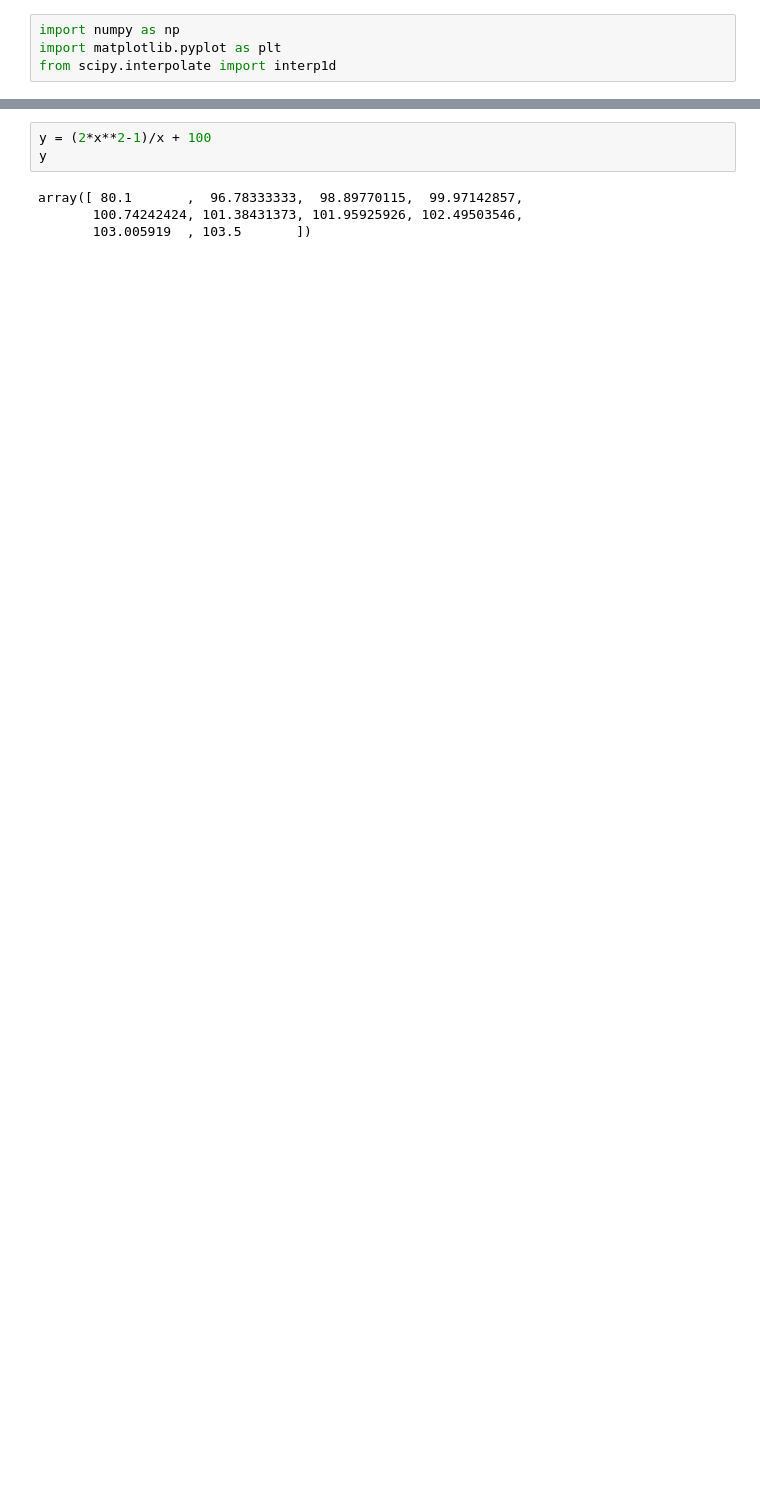
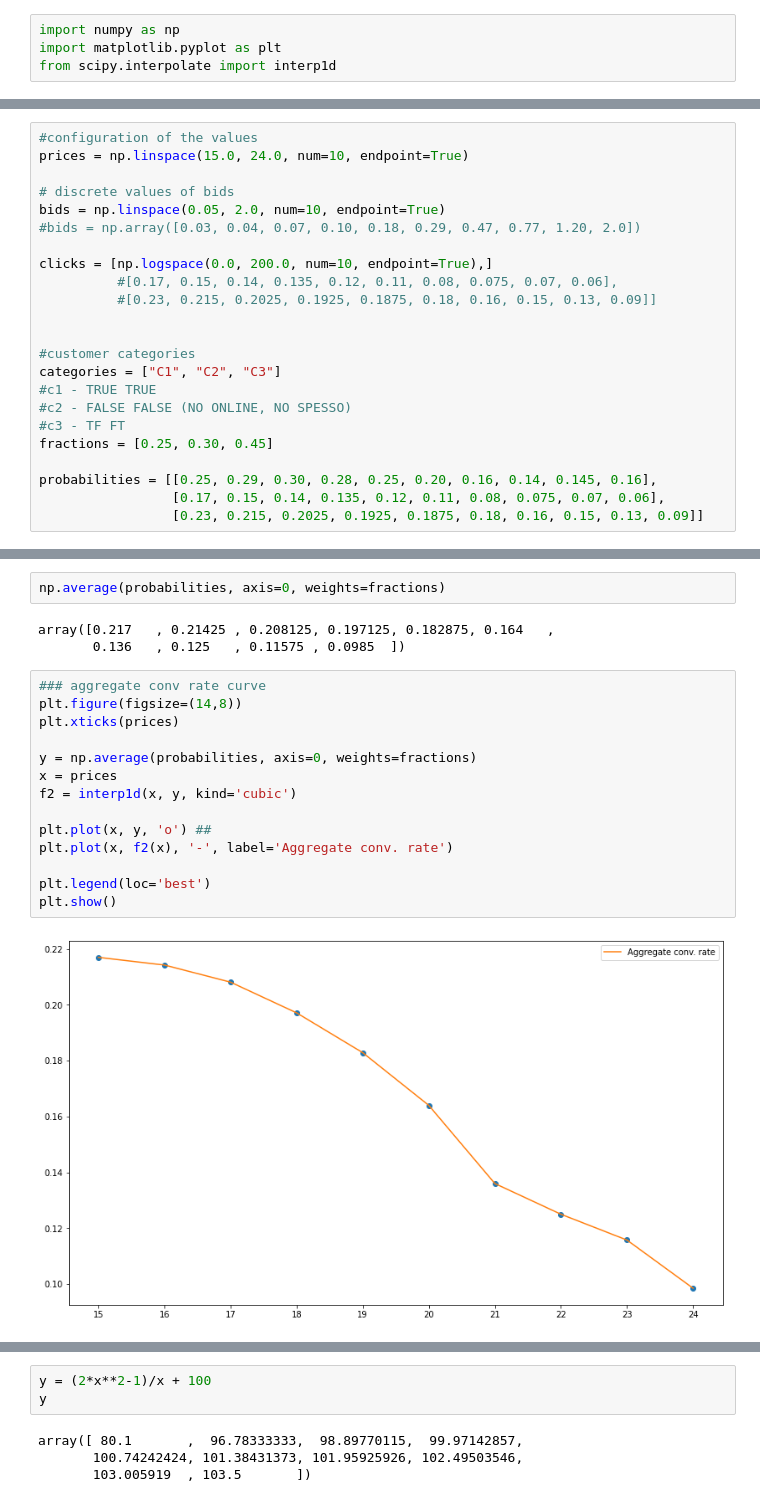
Before and after one commit to fcolombo7/DataIntelligenceApplications, a Jupyter notebook: data_generators/test.ipynb, the cells around one changed output, grey strips where cells are left out. Saved outputs shown, nothing was run; the diff lists cells and outputs as text; blank space fills up the shorter version.

```diff
--- a/data_generators/test.ipynb
+++ b/data_generators/test.ipynb
@@ -60 +5,24 @@ plt.show()
+# %%
+#configuration of the values
+prices = np.linspace(15.0, 24.0, num=10, endpoint=True)
+
+# discrete values of bids
+bids = np.linspace(0.05, 2.0, num=10, endpoint=True)
+#bids = np.array([0.03, 0.04, 0.07, 0.10, 0.18, 0.29, 0.47, 0.77, 1.20, 2.0])
+
+clicks = [np.logspace(0.0, 200.0, num=10, endpoint=True),]
+          #[0.17, 0.15, 0.14, 0.135, 0.12, 0.11, 0.08, 0.075, 0.07, 0.06],
+          #[0.23, 0.215, 0.2025, 0.1925, 0.1875, 0.18, 0.16, 0.15, 0.13, 0.09]]
+
+
+#customer categories
+categories = ["C1", "C2", "C3"]
+#c1 - TRUE TRUE
+#c2 - FALSE FALSE (NO ONLINE, NO SPESSO)
+#c3 - TF FT
+fractions = [0.25, 0.30, 0.45]
+
+probabilities = [[0.25, 0.29, 0.30, 0.28, 0.25, 0.20, 0.16, 0.14, 0.145, 0.16],
+                 [0.17, 0.15, 0.14, 0.135, 0.12, 0.11, 0.08, 0.075, 0.07, 0.06],
+                 [0.23, 0.215, 0.2025, 0.1925, 0.1875, 0.18, 0.16, 0.15, 0.13, 0.09]]
 # %%
@@ -90 +44,22 @@ plt.show()
+# %%
+np.average(probabilities, axis=0, weights=fractions)
+# %% [output]
+array([0.217   , 0.21425 , 0.208125, 0.197125, 0.182875, 0.164   ,
+       0.136   , 0.125   , 0.11575 , 0.0985  ])
+# %%
+### aggregate conv rate curve
+plt.figure(figsize=(14,8))
+plt.xticks(prices)
+
+y = np.average(probabilities, axis=0, weights=fractions)
+x = prices
+f2 = interp1d(x, y, kind='cubic')
+
+plt.plot(x, y, 'o') ##
+plt.plot(x, f2(x), '-', label='Aggregate conv. rate')
+
+plt.legend(loc='best')
+plt.show()
+# %% [output]
+[figure, added]
 # %%
```
Also changed, not shown: parts of 4 cells of this notebook.
